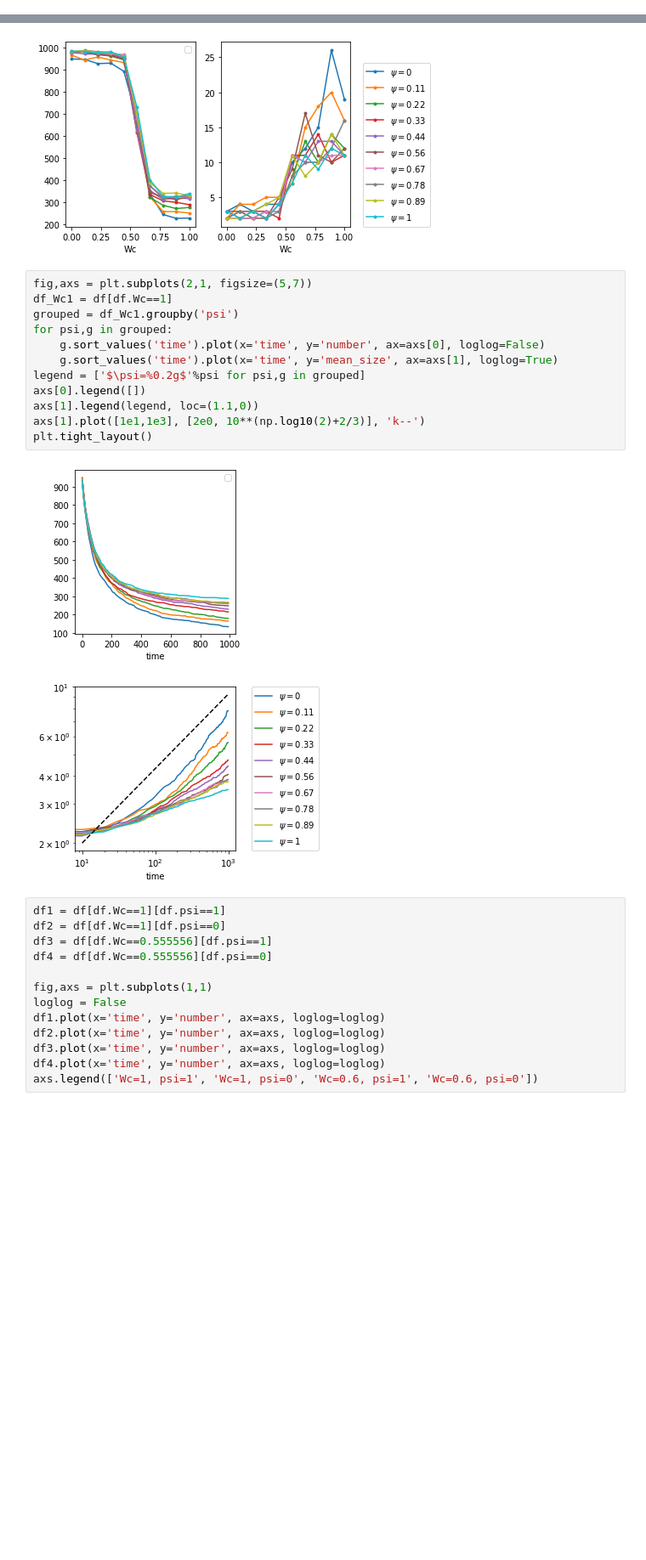
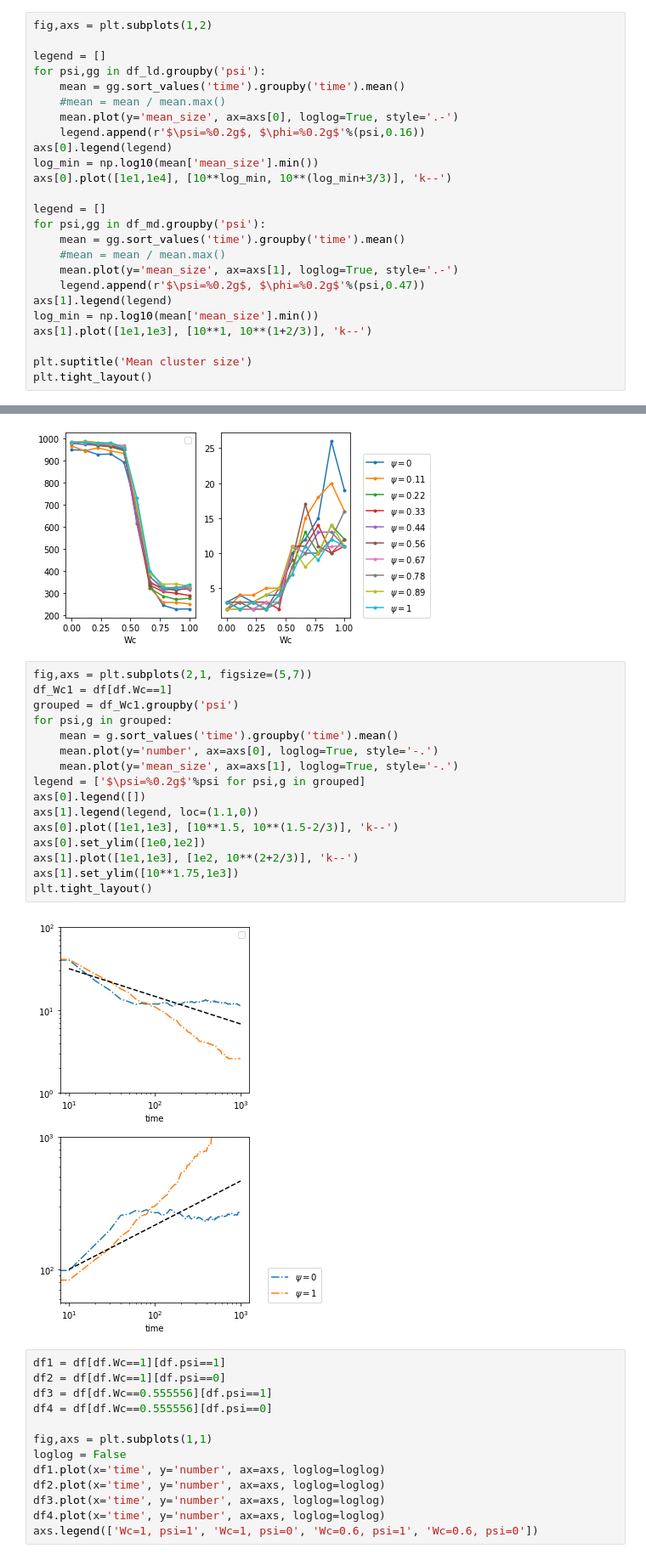
Before and after one commit to RudgeLab/killifish, a Jupyter notebook: notebooks/Clusters_param_scan.ipynb, the cells around one changed output, grey strips where cells are left out. Shown at 85% size. Drawn from its saved outputs; the diff is of its cells as text; blank space fills up the shorter version.

```diff
--- a/notebooks/Clusters_param_scan.ipynb
+++ b/notebooks/Clusters_param_scan.ipynb
@@ -61,0 +212,25 @@ len(df_dist)
+# %%
+fig,axs = plt.subplots(1,2)
+
+legend = []
+for psi,gg in df_ld.groupby('psi'):
+    mean = gg.sort_values('time').groupby('time').mean()
+    #mean = mean / mean.max()
+    mean.plot(y='mean_size', ax=axs[0], loglog=True, style='.-')
+    legend.append(r'$\psi=%0.2g$, $\phi=%0.2g$'%(psi,0.16))
+axs[0].legend(legend)
+log_min = np.log10(mean['mean_size'].min())
+axs[0].plot([1e1,1e4], [10**log_min, 10**(log_min+3/3)], 'k--')
+
+legend = []
+for psi,gg in df_md.groupby('psi'):
+    mean = gg.sort_values('time').groupby('time').mean()
+    #mean = mean / mean.max()
+    mean.plot(y='mean_size', ax=axs[1], loglog=True, style='.-')
+    legend.append(r'$\psi=%0.2g$, $\phi=%0.2g$'%(psi,0.47))
+axs[1].legend(legend)
+log_min = np.log10(mean['mean_size'].min())
+axs[1].plot([1e1,1e3], [10**1, 10**(1+2/3)], 'k--')
+
+plt.suptitle('Mean cluster size')
+plt.tight_layout()
@@ -122,17 +316,21 @@ axs[1].legend(legend, loc=(1.1,0))
 # %%
 fig,axs = plt.subplots(2,1, figsize=(5,7))
 df_Wc1 = df[df.Wc==1]
 grouped = df_Wc1.groupby('psi')
 for psi,g in grouped:
-    g.sort_values('time').plot(x='time', y='number', ax=axs[0], loglog=False)
-    g.sort_values('time').plot(x='time', y='mean_size', ax=axs[1], loglog=True)
+    mean = g.sort_values('time').groupby('time').mean()
+    mean.plot(y='number', ax=axs[0], loglog=True, style='-.')
+    mean.plot(y='mean_size', ax=axs[1], loglog=True, style='-.')
 legend = ['$\psi=%0.2g$'%psi for psi,g in grouped]
 axs[0].legend([])
 axs[1].legend(legend, loc=(1.1,0))
-axs[1].plot([1e1,1e3], [2e0, 10**(np.log10(2)+2/3)], 'k--')
+axs[0].plot([1e1,1e3], [10**1.5, 10**(1.5-2/3)], 'k--')
+axs[0].set_ylim([1e0,1e2])
+axs[1].plot([1e1,1e3], [1e2, 10**(2+2/3)], 'k--')
+axs[1].set_ylim([10**1.75,1e3])
 plt.tight_layout()
 # %% [output]
-[figure, old version]
+[figure, new version]
 # %%
 df1 = df[df.Wc==1][df.psi==1]
 df2 = df[df.Wc==1][df.psi==0]
```
Also changed, not shown: parts of 11 cells of this notebook.
